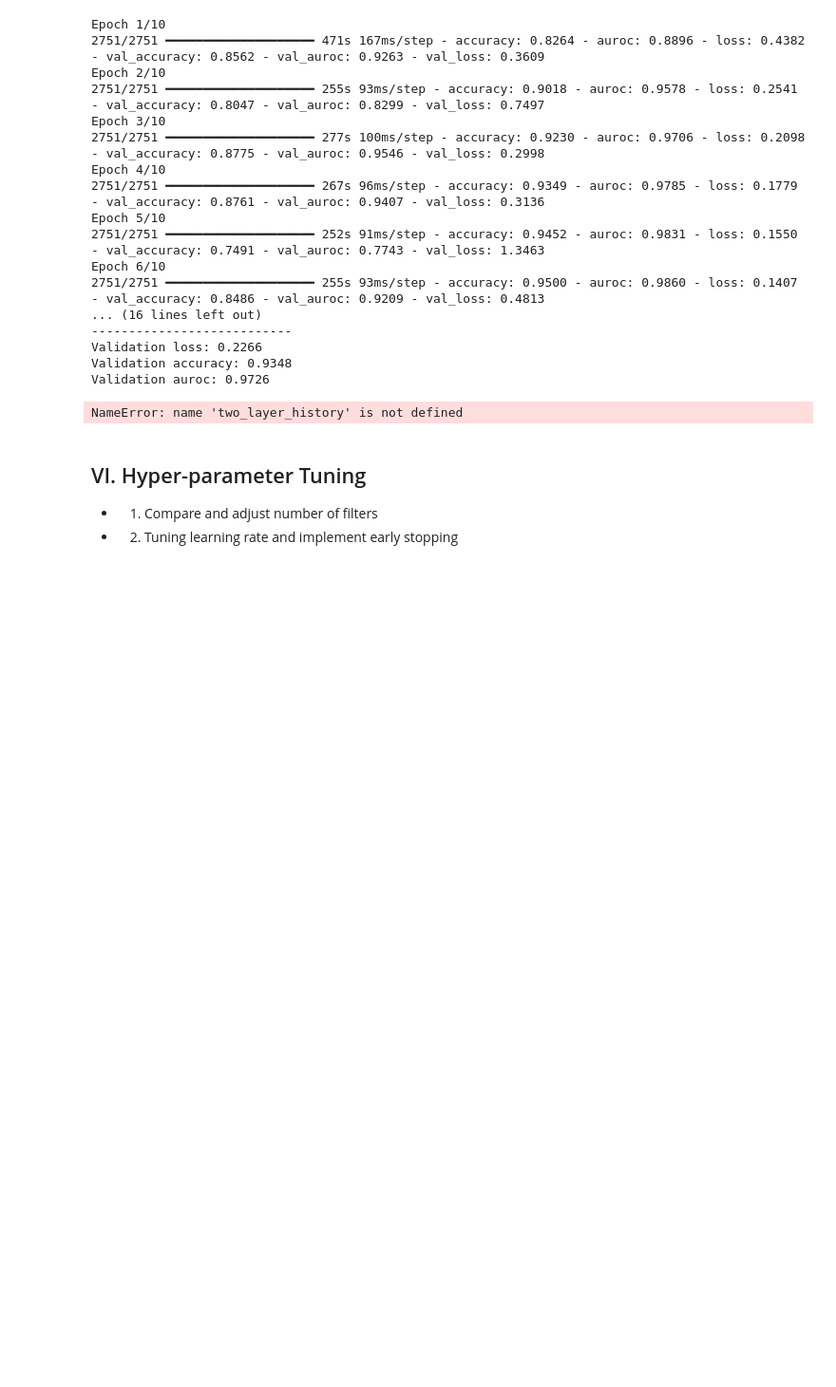
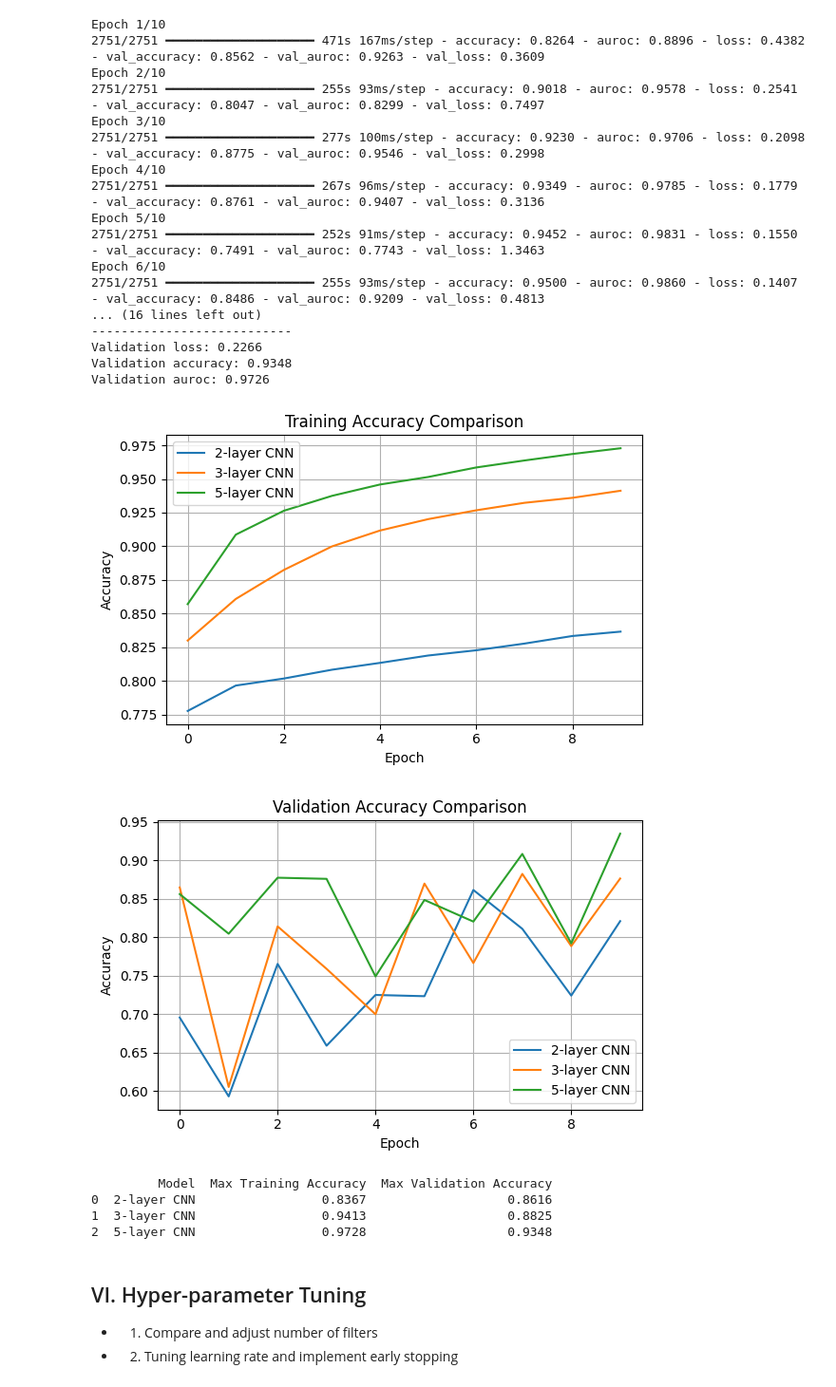
Before and after one commit to alme9155/csca-5642-week3, a Jupyter notebook: histopathologeic-cancer-detection.ipynb, the cells around one changed output. Shown at 95% size. Cells and saved outputs as stored; diff of their text form; code cells hidden in the pictures; blank space fills up the shorter version.

```diff
--- a/histopathologeic-cancer-detection.ipynb
+++ b/histopathologeic-cancer-detection.ipynb
@@ -631,38 +626,48 @@ for metric in ['val_loss', 'val_accuracy', 'val_auroc']:
 # %%
 import matplotlib.pyplot as plt
 
-# Define your history objects and labels
 histories = {
     "2-layer CNN": two_layer_history,
-    "3-layer CNN": history,
+    "3-layer CNN": three_layer_history,
     "5-layer CNN": five_layer_history
 }
 
-# Plot settings
-metrics = ['accuracy', 'val_accuracy', 'loss', 'val_loss', 'auroc', 'val_auroc']
+metrics = ['accuracy', 'val_accuracy']
 titles = {
     'accuracy': 'Training Accuracy',
-    'val_accuracy': 'Validation Accuracy',
-    'loss': 'Training Loss',
-    'val_loss': 'Validation Loss',
-    'auroc': 'Training AUC',
-    'val_auroc': 'Validation AUC'
+    'val_accuracy': 'Validation Accuracy'
 }
 
-# Plot each metric separately
-for metric in ['accuracy', 'val_accuracy', 'loss', 'val_loss', 'auroc', 'val_auroc']:
+for metric in ['accuracy', 'val_accuracy']:
     plt.figure(figsize=(6, 4))
     for label, history in histories.items():
         plt.plot(history.history[metric], label=label)
     plt.title(f"{titles[metric]} Comparison")
     plt.xlabel("Epoch")
     plt.ylabel(metric.split('_')[-1].capitalize())
     plt.legend()
     plt.grid(True)
     plt.tight_layout()
     plt.show()
+
+records = []
+for name, hist in histories.items():
+    max_train_accuracy = max(hist.history['accuracy'])
+    max_val_accuracy = max(hist.history['val_accuracy'])
+    records.append({
+        "Model": name,
+        "Max Training Accuracy": round(max_train_accuracy, 4),
+        "Max Validation Accuracy": round(max_val_accuracy, 4)
+    })
+metrics_df = pd.DataFrame(records)
+print(metrics_df)
 # %% [output]
+[figure, added]
+[figure, added]
-NameError: name 'two_layer_history' is not defined
+         Model  Max Training Accuracy  Max Validation Accuracy
+0  2-layer CNN                 0.8367                   0.8616
+1  3-layer CNN                 0.9413                   0.8825
+2  5-layer CNN                 0.9728                   0.9348
 # %% [markdown]
 ## VI. Hyper-parameter Tuning ##
 - 1. Compare and adjust number of filters
```
Also changed, not shown: parts of 7 cells of this notebook.
